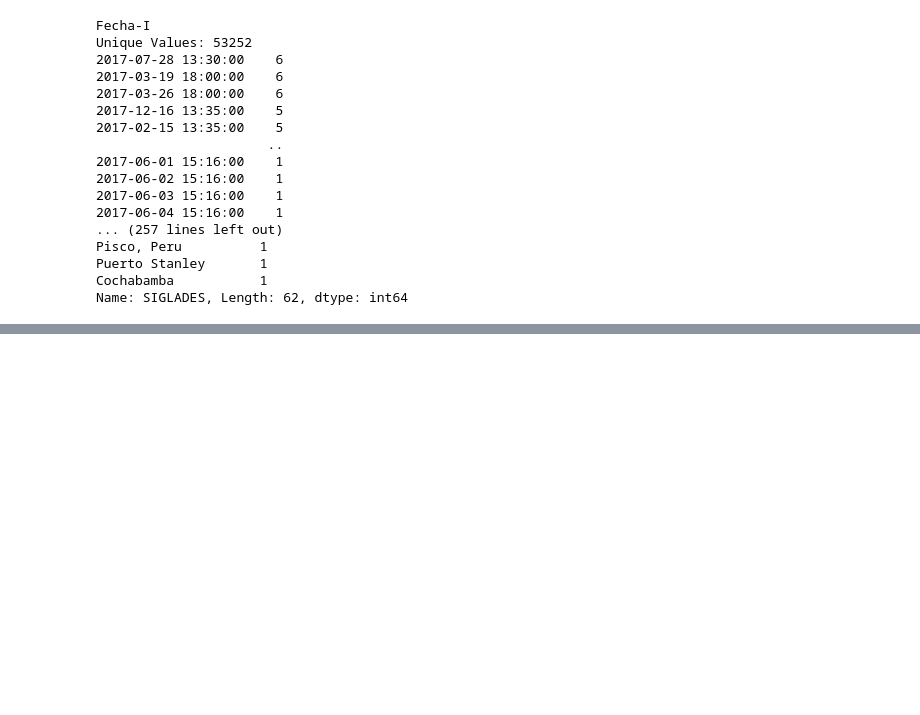
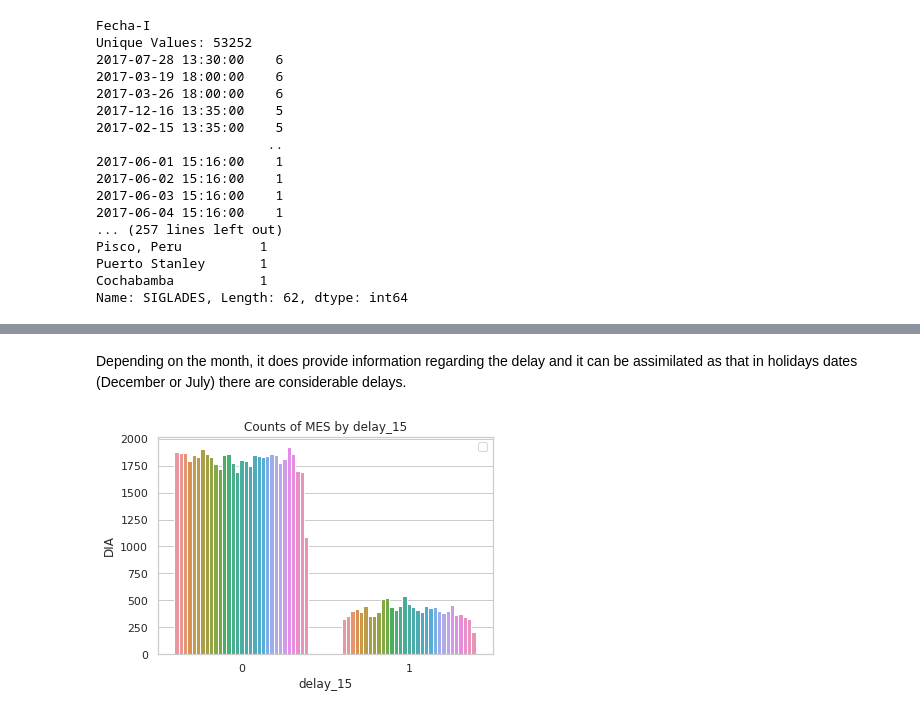
Before and after one commit to Alan-Hans/Challenge-Data-Scientist, a Jupyter notebook: solution.ipynb, the cells around one changed output, grey strips where cells are left out. Saved outputs shown, nothing was run; the diff lists cells and outputs as text; code cells hidden in the pictures; blank space fills up the shorter version.

```diff
--- a/solution.ipynb
+++ b/solution.ipynb
@@ -168,0 +381,13 @@ Name: SIGLADES, Length: 62, dtype: int64
+# %% [markdown]
+Depending on the month, it does provide information regarding the delay and it can be assimilated as that in holidays dates (December or July) there are considerable delays.
+# %%
+sns.countplot(x='delay_15', hue='DIA', data=df)
+
+# set axis labels and title
+plt.xlabel('delay_15')
+plt.ylabel('DIA')
+plt.title('Counts of MES by delay_15')
+plt.legend(labels=[])
+plt.show()
+# %% [output]
+[figure, added]
```
Also changed, not shown: parts of 30 cells of this notebook.
